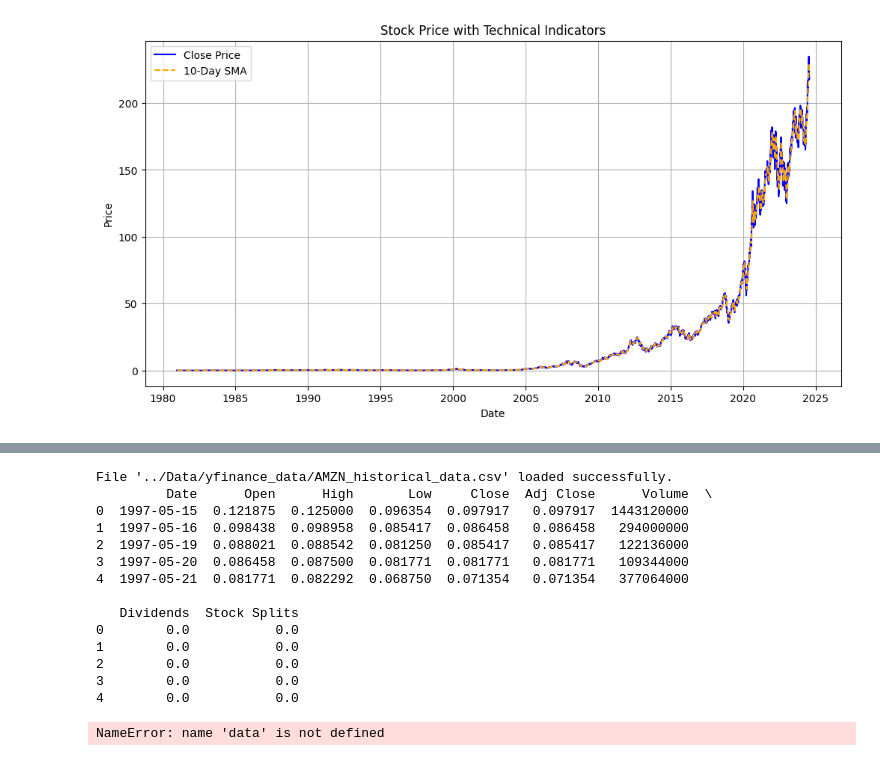
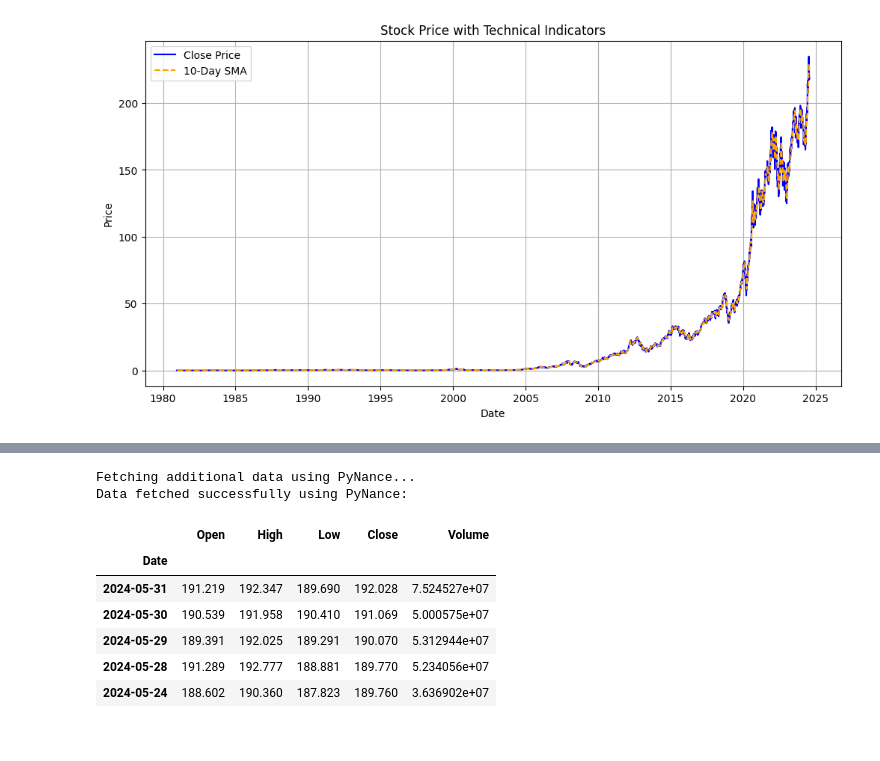
Before and after one commit to abdure-ai/Financial-Data-Analysis-For-Nova_Financial_Solutions, a Jupyter notebook: notebooks/Fiancial_Analysis.ipynb, the cells around one changed output, grey strips where cells are left out. Cells and saved outputs as stored; diff of their text form; code cells hidden in the pictures.

```diff
--- a/notebooks/Fiancial_Analysis.ipynb
+++ b/notebooks/Fiancial_Analysis.ipynb
@@ -52,23 +42,0 @@ import load_file as load_file
-# %%
-# Example usage
-file_path = '../Data/yfinance_data/AMZN_historical_data.csv'  # Replace with your file path
-data = load_file.load_file(file_path)
-
-# Check the loaded data
-if data is not None:
-    print(data.head())
-# %% [output]
-File '../Data/yfinance_data/AMZN_historical_data.csv' loaded successfully.
-         Date      Open      High       Low     Close  Adj Close      Volume  \
-0  1997-05-15  0.121875  0.125000  0.096354  0.097917   0.097917  1443120000
-1  1997-05-16  0.098438  0.098958  0.085417  0.086458   0.086458   294000000
-2  1997-05-19  0.088021  0.088542  0.081250  0.085417   0.085417   122136000
-3  1997-05-20  0.086458  0.087500  0.081771  0.081771   0.081771   109344000
-4  1997-05-21  0.081771  0.082292  0.068750  0.071354   0.071354   377064000
-
-   Dividends  Stock Splits
-0        0.0           0.0
-1        0.0           0.0
-2        0.0           0.0
-3        0.0           0.0
-4        0.0           0.0
@@ -81,11 +42,0 @@ data.set_index('Date', inplace=True)
-# %%
-sys.path.append(os.path.abspath("../scripts"))
-
-# Import the function
-from plot import plot_univariate
-
-temp = data.head(30)
-#plot_stock_data(temp, date_column='date', stock_value_column='stock')
-plot_univariate(tempp,stock_value_column='stock')
-# %% [output]
-NameError: name 'data' is not defined
@@ -93,0 +45,44 @@ import talib
+# %%
+# Import necessary libraries
+import pynance as pn
+
+# Step 3: Use PyNance for Financial Metrics
+def analyze_with_pynance(ticker, start_date, end_date):
+    """
+    Use PyNance to fetch and analyze financial data.
+    :param ticker: Stock ticker symbol (e.g., 'AAPL' for Apple Inc.)
+    :param start_date: Start date for fetching data (e.g., '2024-01-01')
+    :param end_date: End date for fetching data (e.g., '2024-06-01')
+    :return: Fetched financial data as a DataFrame
+    """
+    print("Fetching additional data using PyNance...")
+    try:
+        # Fetch price data for the given ticker and date range
+        price_data = pn.data.get(ticker, start=start_date, end=end_date)
+
+        # Display the first few rows of the data
+        print("Data fetched successfully using PyNance:")
+        display(price_data.head())  # Using 'display' for better notebook output
+
+        return price_data
+
+    except Exception as e:
+        print(f"Error fetching data with PyNance: {e}")
+
+# Example Usage
+ticker = "AAPL"  # Example ticker symbol for Apple Inc.
+start_date = "2024-01-01"  # Replace with your start date
+end_date = "2024-06-01"    # Replace with your end date
+
+# Call the function
+stock_data = analyze_with_pynance(ticker, start_date, end_date)
+# %% [output]
+Fetching additional data using PyNance...
+Data fetched successfully using PyNance:
+|  | Open | High | Low | Close | Volume |
+| Date |  |  |  |  |  |
+| 2024-05-31 | 191.219 | 192.347 | 189.690 | 192.028 | 7.524527e+07 |
+| 2024-05-30 | 190.539 | 191.958 | 190.410 | 191.069 | 5.000575e+07 |
+| 2024-05-29 | 189.391 | 192.025 | 189.291 | 190.070 | 5.312944e+07 |
+| 2024-05-28 | 191.289 | 192.777 | 188.881 | 189.770 | 5.234056e+07 |
+| 2024-05-24 | 188.602 | 190.360 | 187.823 | 189.760 | 3.636902e+07 |
```
Also changed, not shown: parts of 7 cells of this notebook.
